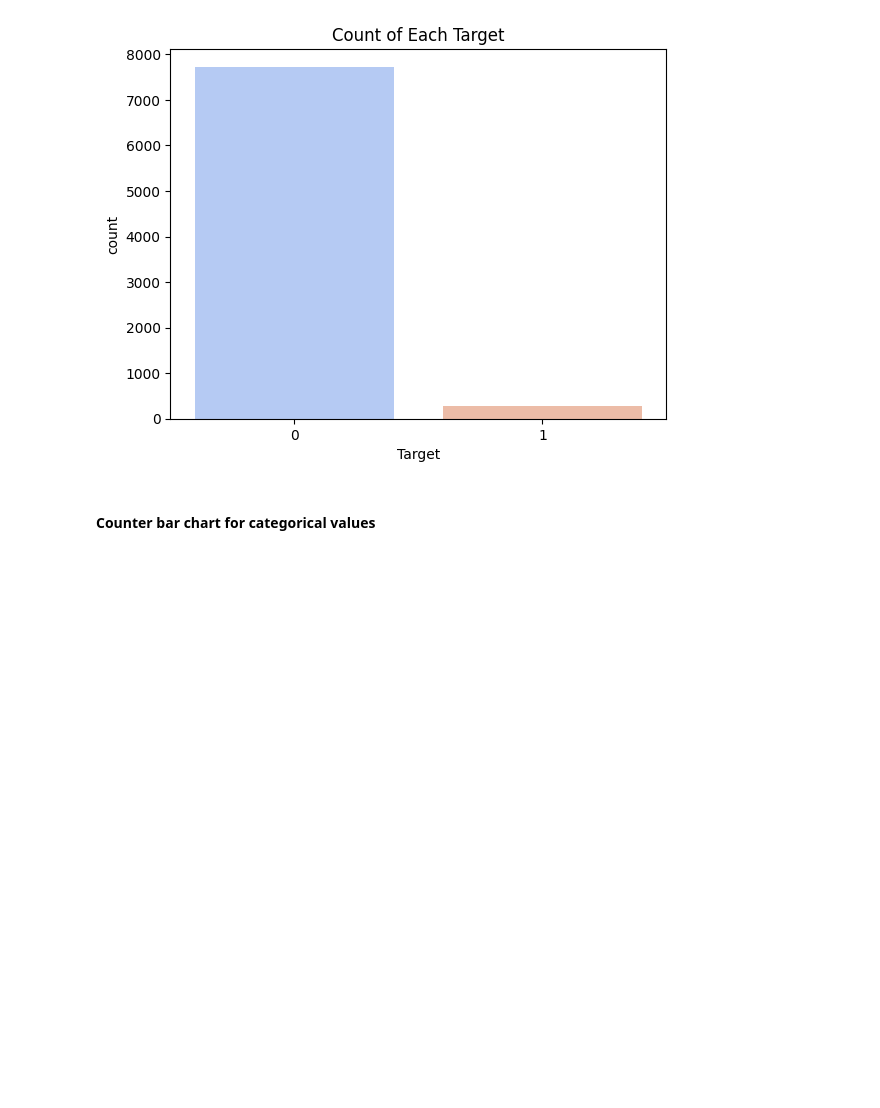
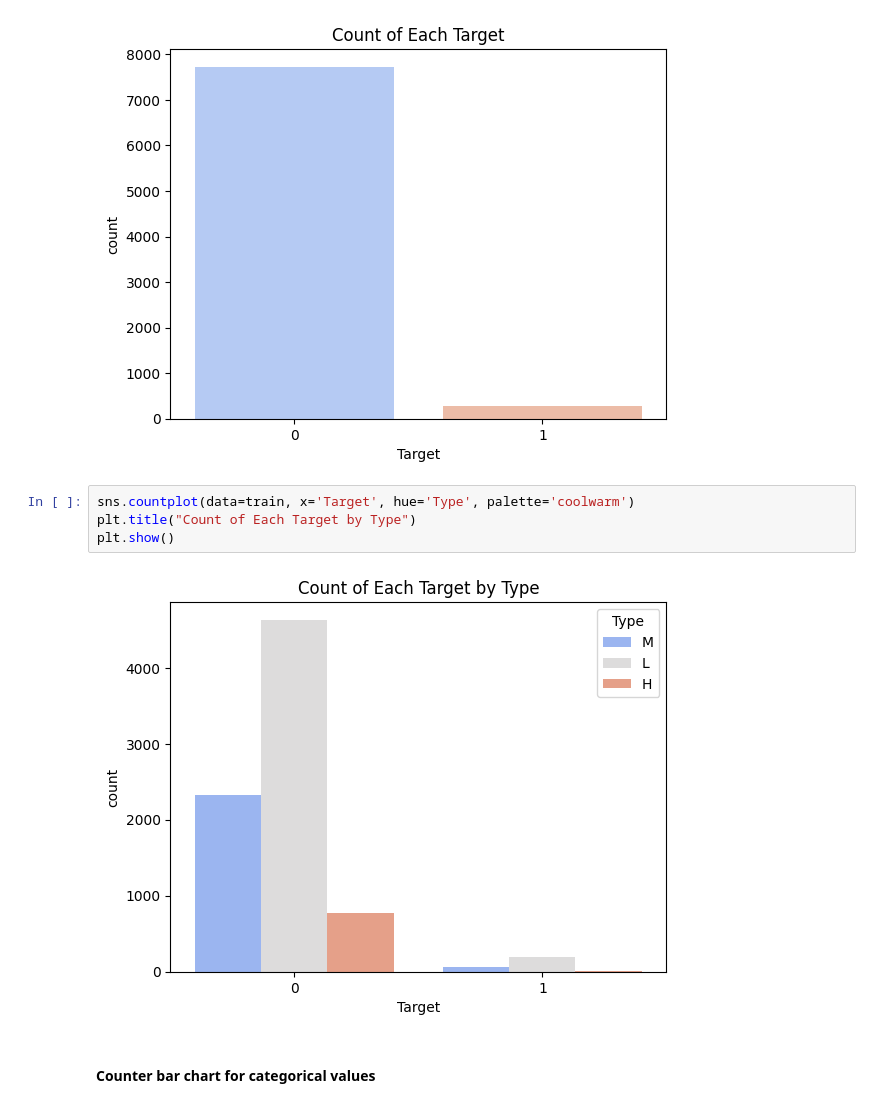
Before and after one commit to ali-datascience/Predictive-Maintenance, a Jupyter notebook: predictive_maintenance.ipynb, the cells around one changed output. Cells and saved outputs as stored; diff of their text form; blank space fills up the shorter version.

```diff
--- a/predictive_maintenance.ipynb
+++ b/predictive_maintenance.ipynb
@@ -186,6 +191,12 @@ plt.show()
 # %% [output]
 Passing `palette` without assigning `hue` is deprecated and will be removed in v0.14.0. Assign the `x` variable to `hue` and set `legend=False` for the same effect.
 [figure]
+# %%
+sns.countplot(data=train, x='Target', hue='Type', palette='coolwarm')
+plt.title("Count of Each Target by Type")
+plt.show()
+# %% [output]
+[figure, added]
 # %% [markdown]
 #### Counter bar chart for categorical values
 # %%
```
Also changed, not shown: parts of 3 cells of this notebook.
